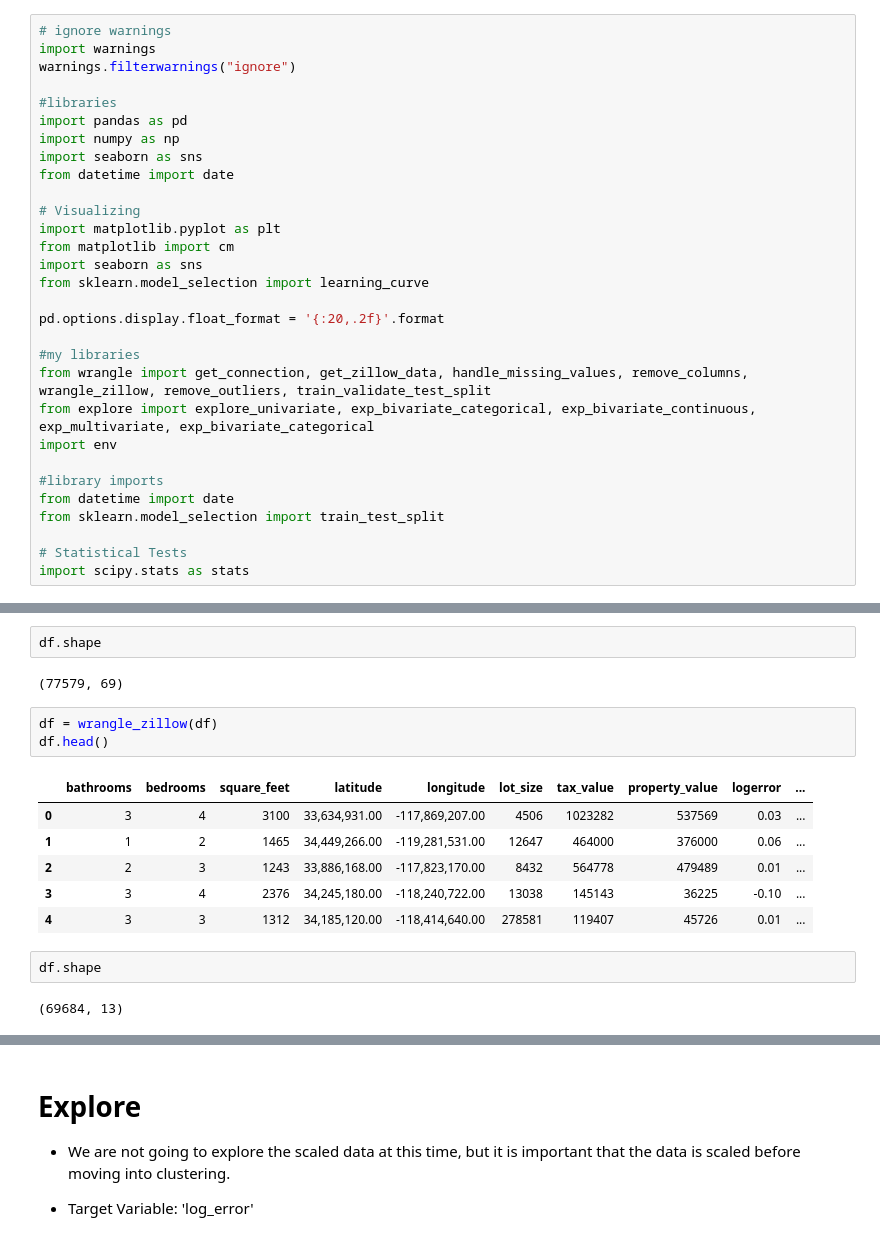
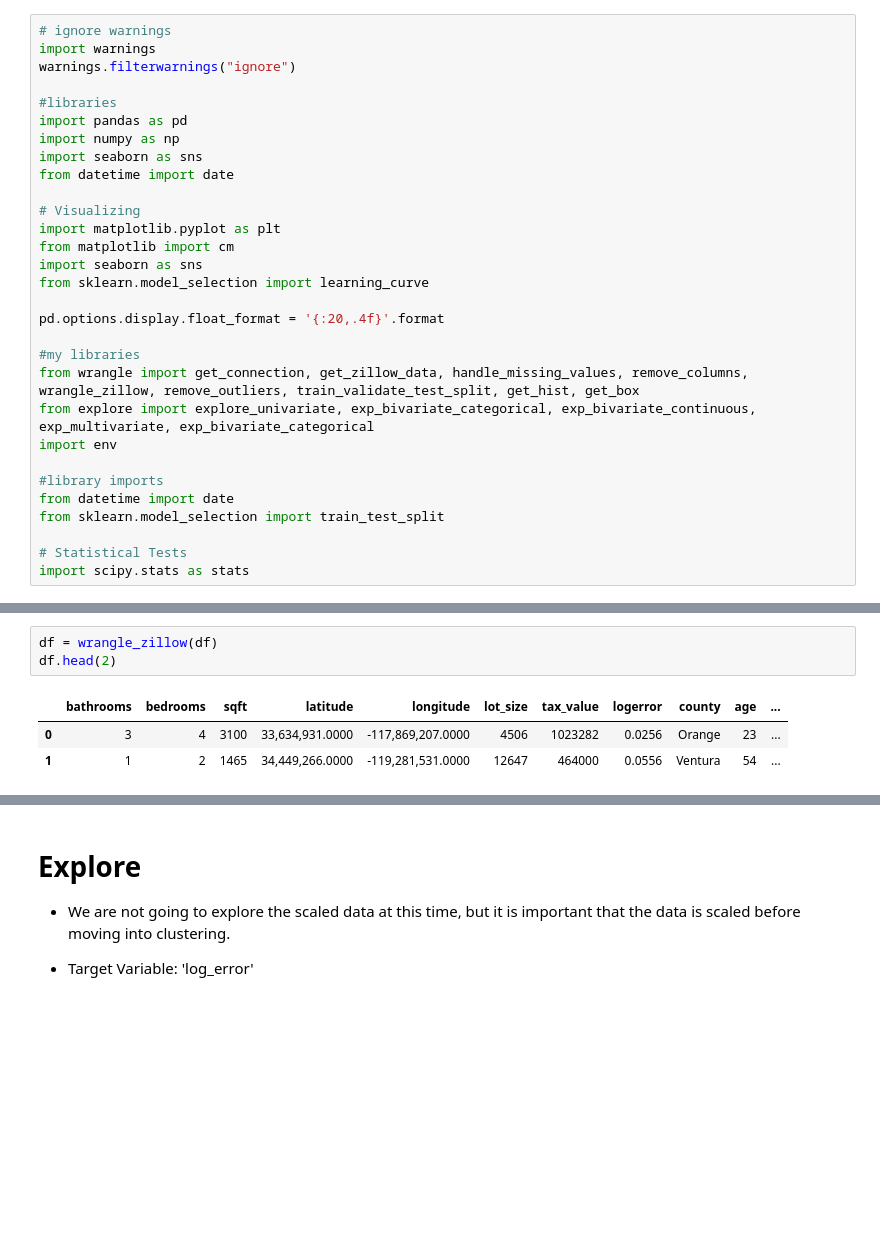
Before and after one commit to hrodjr/zestimate_error_drivers_project, a Jupyter notebook: scratch_notebook.ipynb, the cells around one changed output, grey strips where cells are left out. Cells and saved outputs as stored; diff of their text form; blank space fills up the shorter version.

```diff
--- a/scratch_notebook.ipynb
+++ b/scratch_notebook.ipynb
@@ -15,10 +17,10 @@ from matplotlib import cm
 import seaborn as sns
 from sklearn.model_selection import learning_curve
 
-pd.options.display.float_format = '{:20,.2f}'.format
+pd.options.display.float_format = '{:20,.4f}'.format
 
 #my libraries
-from wrangle import get_connection, get_zillow_data, handle_missing_values, remove_columns, wrangle_zillow, remove_outliers, train_validate_test_split
+from wrangle import get_connection, get_zillow_data, handle_missing_values, remove_columns, wrangle_zillow, remove_outliers, train_validate_test_split, get_hist, get_box
 from explore import explore_univariate, exp_bivariate_categorical, exp_bivariate_continuous, exp_multivariate, exp_bivariate_categorical
 import env
 
@@ -38,19 +40,8 @@ df.head(2)
 2 rows × 69 columns
-# %%
-df.shape
-# %% [output]
-(77579, 69)
 # %%
 df = wrangle_zillow(df)
-df.head()
+df.head(2)
 # %% [output]
-|  | bathrooms | bedrooms | square_feet | latitude | longitude | lot_size | tax_value | property_value | logerror | ... |
-| 0 | 3 | 4 | 3100 | 33,634,931.00 | -117,869,207.00 | 4506 | 1023282 | 537569 | 0.03 | ... |
-| 1 | 1 | 2 | 1465 | 34,449,266.00 | -119,281,531.00 | 12647 | 464000 | 376000 | 0.06 | ... |
-| 2 | 2 | 3 | 1243 | 33,886,168.00 | -117,823,170.00 | 8432 | 564778 | 479489 | 0.01 | ... |
-| 3 | 3 | 4 | 2376 | 34,245,180.00 | -118,240,722.00 | 13038 | 145143 | 36225 | -0.10 | ... |
-| 4 | 3 | 3 | 1312 | 34,185,120.00 | -118,414,640.00 | 278581 | 119407 | 45726 | 0.01 | ... |
+|  | bathrooms | bedrooms | sqft | latitude | longitude | lot_size | tax_value | logerror | county | age | ... |
+| 0 | 3 | 4 | 3100 | 33,634,931.0000 | -117,869,207.0000 | 4506 | 1023282 | 0.0256 | Orange | 23 | ... |
+| 1 | 1 | 2 | 1465 | 34,449,266.0000 | -119,281,531.0000 | 12647 | 464000 | 0.0556 | Ventura | 54 | ... |
-# %%
-df.shape
-# %% [output]
-(69684, 13)
```
Also changed, not shown: parts of 22 cells of this notebook, 1 other file.
